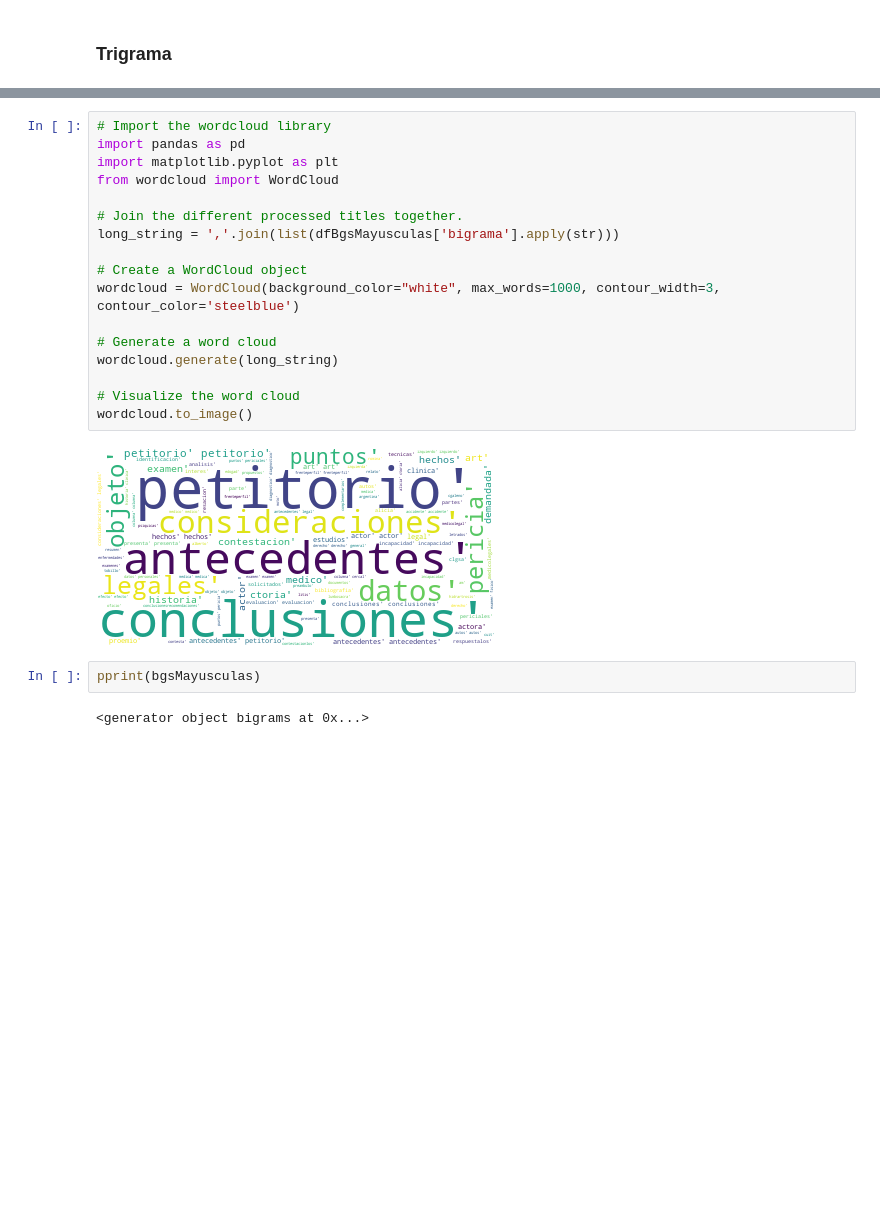
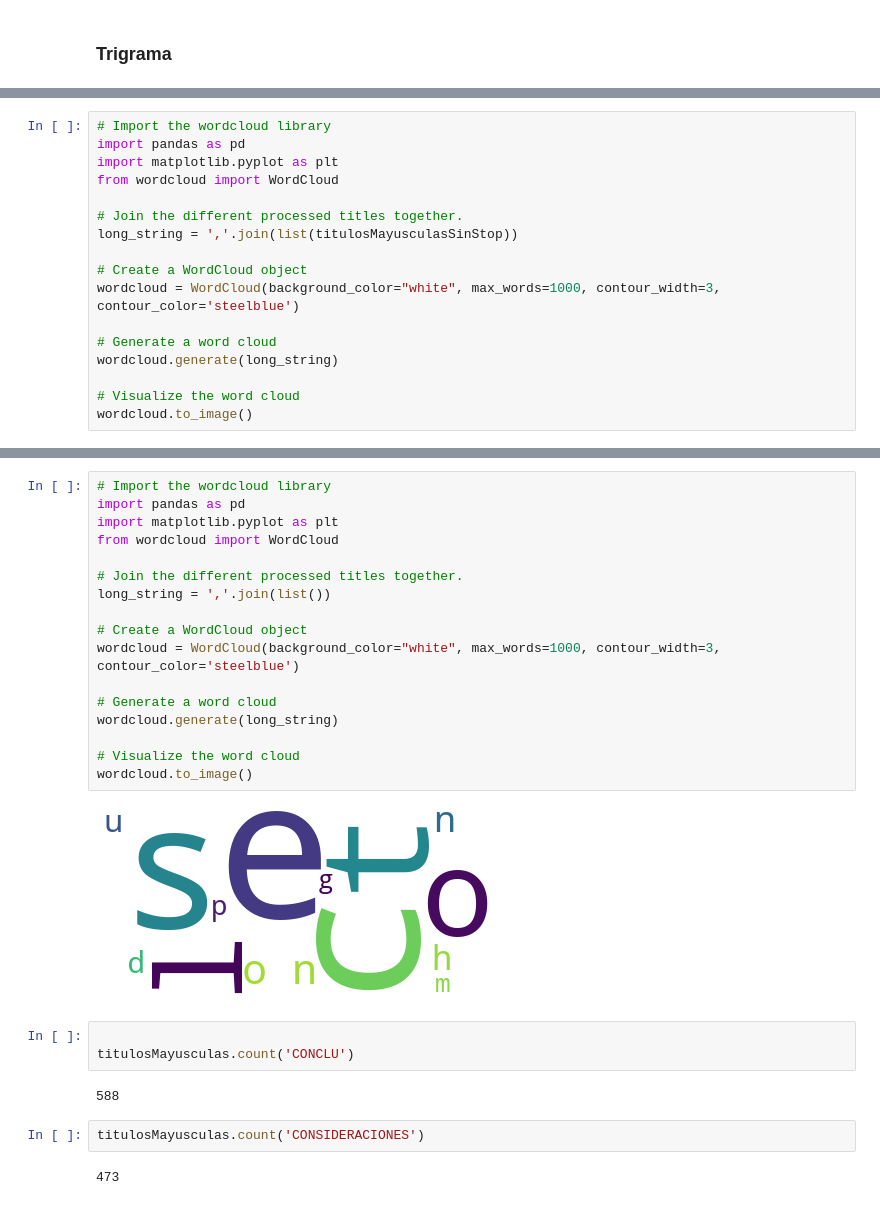
Before and after one commit to gaston411/Mi-Proyecto, a Jupyter notebook: n-gramas.ipynb, the cells around one changed output, grey strips where cells are left out. Drawn from its saved outputs; the diff is of its cells as text; blank space fills up the shorter version.

```diff
--- a/n-gramas.ipynb
+++ b/n-gramas.ipynb
@@ -445,0 +299,17 @@ trigsMayusculaFdist.plot(10)
+# %%
+# Import the wordcloud library
+import pandas as pd
+import matplotlib.pyplot as plt
+from wordcloud import WordCloud
+
+# Join the different processed titles together.
+long_string = ','.join(list(titulosMayusculasSinStop))
+
+# Create a WordCloud object
+wordcloud = WordCloud(background_color="white", max_words=1000, contour_width=3, contour_color='steelblue')
+
+# Generate a word cloud
+wordcloud.generate(long_string)
+
+# Visualize the word cloud
+wordcloud.to_image()
@@ -446,23 +318,28 @@ trigsMayusculaFdist.plot(10)
 # %%
 # Import the wordcloud library
 import pandas as pd
 import matplotlib.pyplot as plt
 from wordcloud import WordCloud
 
 # Join the different processed titles together.
-long_string = ','.join(list(dfBgsMayusculas['bigrama'].apply(str)))
+long_string = ','.join(list())
 
 # Create a WordCloud object
 wordcloud = WordCloud(background_color="white", max_words=1000, contour_width=3, contour_color='steelblue')
 
 # Generate a word cloud
 wordcloud.generate(long_string)
 
 # Visualize the word cloud
 wordcloud.to_image()
 # %% [output]
-[figure, old version]
+[figure, new version]
-# %%
-pprint(bgsMayusculas)
-# %% [output]
-<generator object bigrams at 0x...>
+# %%
+
+titulosMayusculas.count('CONCLU')
+# %% [output]
+588
+# %%
+titulosMayusculas.count('CONSIDERACIONES')
+# %% [output]
+473
```
Also changed, not shown: parts of 19 cells of this notebook, 3 other files.
